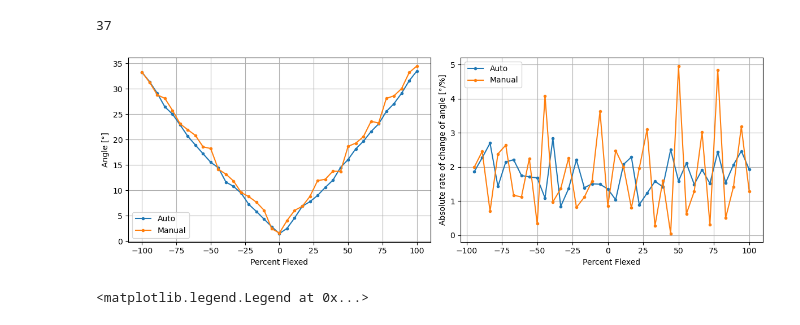
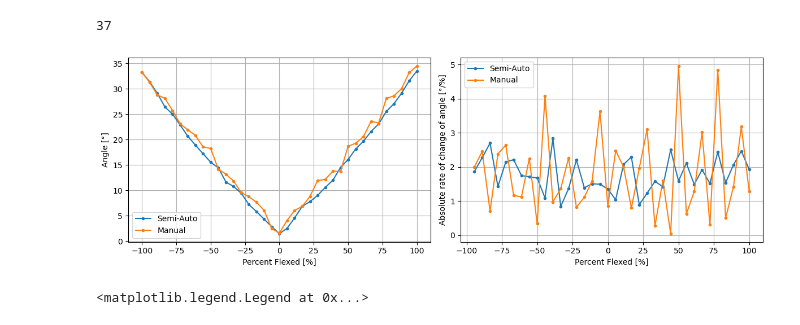
Before and after one commit to nepalaayush/thesis_new, a Jupyter notebook: manuscript/master_df_inverted.ipynb, the cells around one changed output. Drawn from its saved outputs; the diff is of its cells as text; code cells hidden in the pictures.

```diff
--- a/manuscript/master_df_inverted.ipynb
+++ b/manuscript/master_df_inverted.ipynb
@@ -167,37 +167,41 @@ for ds in datasets:
         percent_flexed = df_subset['Percent Flexed'].to_numpy()
         angle = df_subset['angle'].to_numpy()
 
         # Create a boolean mask that is False for index 18
         mask = np.ones(len(percent_flexed), dtype=bool)
         mask[18] = False
 
         percent_flexed_filtered = percent_flexed[mask]
         angle_filtered = angle[mask]
 
+        # Change the label to 'Semi-Auto' for plotting, but keep 'Auto' for data filtering
+        plot_label = 'Semi-Auto' if con == 'Auto' else con
+
         axes[0].plot(percent_flexed_filtered, angle_filtered, '.-',
-                     label=con,
+                     #label=con,
+                     label=plot_label,
                      color='tab:blue' if con == 'Auto' else 'tab:orange')
 
         # Calculate the absolute rate of change
         rate_of_change = np.abs(np.diff(angle_filtered))
 
         # The rate_of_change array is one element shorter than percent_flexed_filtered
         # So we need to use percent_flexed_filtered[1:] to match the sizes
         axes[1].plot(percent_flexed_filtered[1:], rate_of_change, '.-',
-                     label=con,
+                     label=plot_label,
                      color='tab:blue' if con == 'Auto' else 'tab:orange')
 
 for ax in axes:
     ax.legend()
-    ax.set_xlabel('Percent Flexed')
+    ax.set_xlabel('Percent Flexed [%]')
     ax.grid()
 axes[0].set_ylabel('Angle [°]')
 axes[1].set_ylabel('Absolute rate of change of angle [°/%]')
 plt.tight_layout()
 plt.savefig('fig4_absolute_rate.svg', dpi=300)
 plt.show()
 # %% [output]
-[figure, old version]
+[figure, new version]
 # %%
 fig, ax = plt.subplots(nrows=1, ncols=1, figsize=(6,4))
 conditions = ['Auto', 'Manual']
```
Also changed, not shown: 5 other files.
